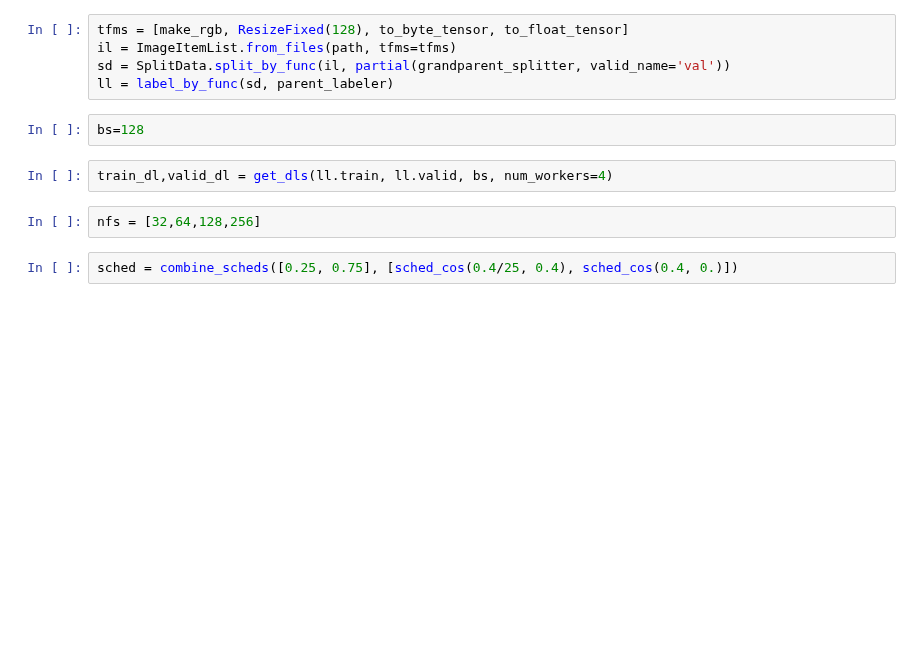
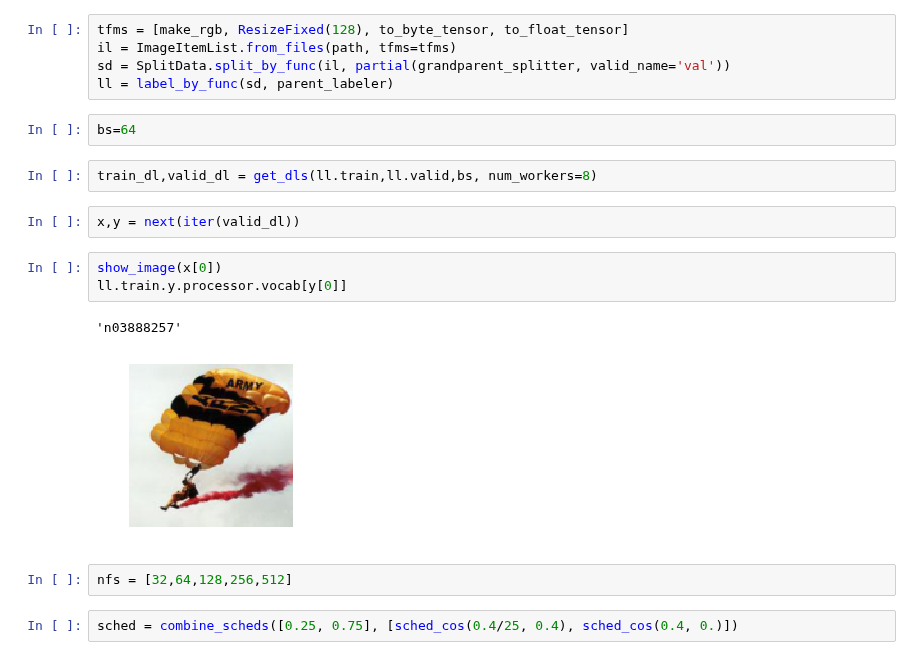
Before and after one commit to fastai/fastai_dev, a Jupyter notebook: dev_course/dl2/09_optimizers.ipynb, the cells around one changed output. Cells and saved outputs as stored; diff of their text form; blank space fills up the shorter version.

```diff
--- a/dev_course/dl2/09_optimizers.ipynb
+++ b/dev_course/dl2/09_optimizers.ipynb
@@ -23,11 +20,19 @@ il = ImageItemList.from_files(path, tfms=tfms)
 sd = SplitData.split_by_func(il, partial(grandparent_splitter, valid_name='val'))
 ll = label_by_func(sd, parent_labeler)
 # %%
-bs=128
+bs=64
 # %%
-train_dl,valid_dl = get_dls(ll.train, ll.valid, bs, num_workers=4)
+train_dl,valid_dl = get_dls(ll.train,ll.valid,bs, num_workers=8)
+# %%
+x,y = next(iter(valid_dl))
+# %%
+show_image(x[0])
+ll.train.y.processor.vocab[y[0]]
+# %% [output]
+'n03888257'
+[figure, added]
 # %%
-nfs = [32,64,128,256]
+nfs = [32,64,128,256,512]
 # %%
 sched = combine_scheds([0.25, 0.75], [sched_cos(0.4/25, 0.4), sched_cos(0.4, 0.)])
 # %%
```
Also changed, not shown: parts of 38 cells of this notebook, 6 other files.
